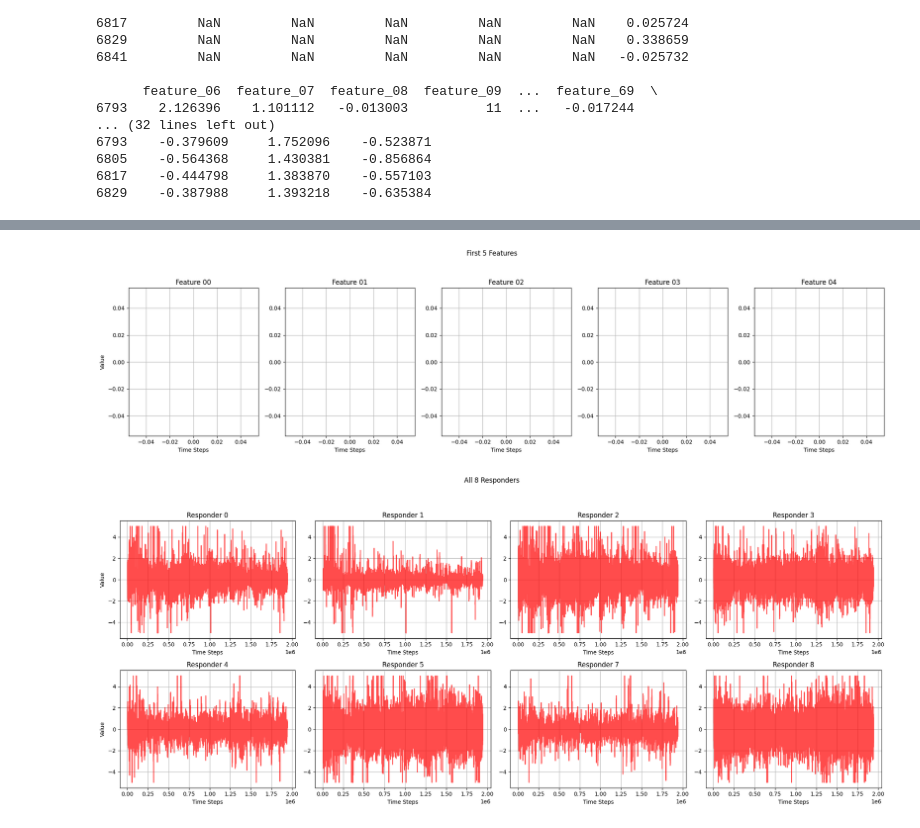
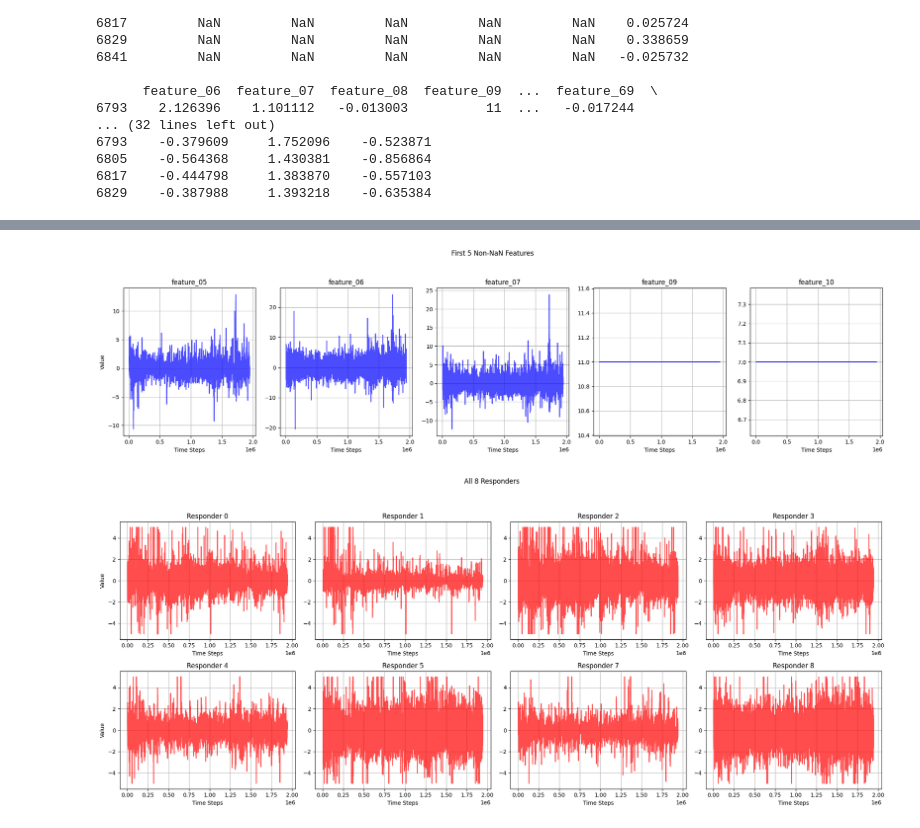
Before and after one commit to SaumikDana/kaggle_jane_street_problem, a Jupyter notebook: data.ipynb, the cells around one changed output, grey strips where cells are left out. Drawn from its saved outputs; the diff is of its cells as text; code cells hidden in the pictures.

```diff
--- a/data.ipynb
+++ b/data.ipynb
@@ -83,47 +126,56 @@ def plot_separate_timeseries(features, responders):
     """
     Create separate subplots for first 5 features and all 8 responders
     """
-    # First plot - Features
     plt.figure(figsize=(20, 5))
-    feature_names = features.columns
-    for i in range(5):
-        ax = plt.subplot(1, 5, i+1)  # 1 row, 5 columns
-        feature_name = feature_names[i]
-        ax.plot(features[feature_name], color='blue', alpha=0.7)
-        ax.set_title(f'Feature {i:02d}')
-        ax.grid(True)
-        if i == 0:
-            ax.set_ylabel('Value')
-        ax.set_xlabel('Time Steps')
-    plt.suptitle('First 5 Features', y=1.05)
+    clean_features_plotted = 0
+    all_features = features.columns
+
+    # Keep plotting until we get 5 clean features
+    for feature_name in all_features:
+        # Check if this feature has any NaN
+        if not features[feature_name].isna().any():
+            ax = plt.subplot(1, 5, clean_features_plotted + 1)
+            timeseries = features[feature_name]
+            ax.plot(timeseries, color='blue', alpha=0.7)
+            ax.set_title(feature_name)
+            ax.grid(True)
+            if clean_features_plotted == 0:
+                ax.set_ylabel('Value')
+            ax.set_xlabel('Time Steps')
+
+            clean_features_plotted += 1
+            if clean_features_plotted == 5:  # Stop after 5 clean features
+                break
+
+    plt.suptitle('First 5 Non-NaN Features', y=1.05)
     plt.tight_layout()
     plt.show()
 
     # Second plot - Responders
     plt.figure(figsize=(20, 8))
     for i, col in enumerate(responders.columns):
         ax = plt.subplot(2, 4, i+1)  # 2 rows, 4 columns
         ax.plot(responders[col], color='red', alpha=0.7)
         ax.set_title(f'Responder {col[-1]}')
         ax.grid(True)
         if i % 4 == 0:  # Add y-label for leftmost plots
             ax.set_ylabel('Value')
         ax.set_xlabel('Time Steps')
     plt.suptitle('All 8 Responders', y=1.05)
     plt.tight_layout()
     plt.show()
 
 # Example usage
 if __name__ == "__main__":
     # Load data
     df = pd.read_parquet("train.parquet/partition_id=0/part-0.parquet")
     symbol_id = df['symbol_id'].unique()[0]
 
     # Create time series
     features, responders = create_timeseries_for_symbol(df, symbol_id)
 
     # Plot
     plot_separate_timeseries(features, responders)
 # %% [output]
-[figure, old version]
+[figure, new version]
 [figure]
```
Also changed, not shown: parts of 1 cell of this notebook, 1 other file.
